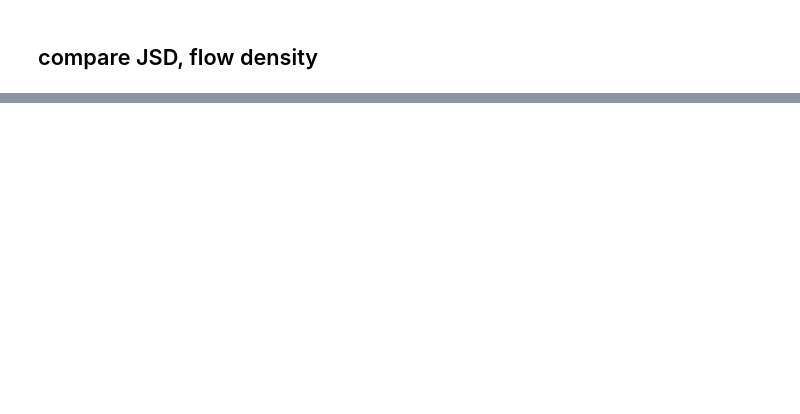
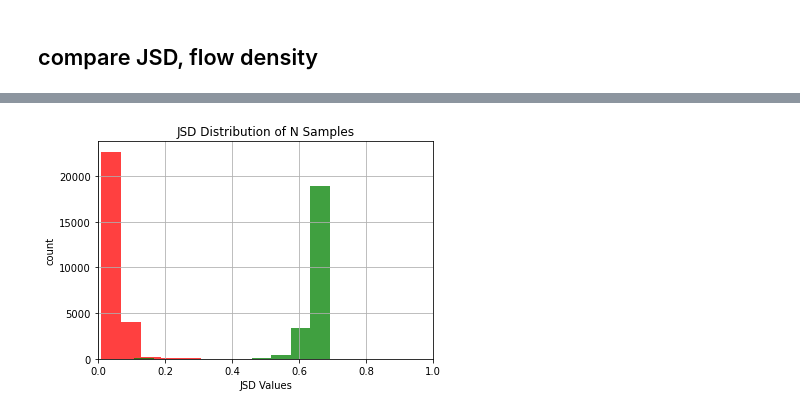
Before and after one commit to a07458666/flow_unicon, a Jupyter notebook: visualization.ipynb, the cells around one changed output, grey strips where cells are left out. Drawn from its saved outputs; the diff is of its cells as text; code cells hidden in the pictures; blank space fills up the shorter version.

```diff
--- a/visualization.ipynb
+++ b/visualization.ipynb
@@ -46,7 +59,7 @@ parser.add_argument('--lambda_u', default=30, type=float, help='weight for unsup
 parser.add_argument('--lambda_c', default=0.025, type=float, help='weight for contrastive loss')
 parser.add_argument('--T', default=0.5, type=float, help='sharpening temperature')
 parser.add_argument('--num_epochs', default=350, type=int)
-parser.add_argument('--r', default=0.9, type=float, help='noise ratio')
+parser.add_argument('--r', default=0.5, type=float, help='noise ratio')
 parser.add_argument('--d_u',  default=0.7, type=float)
 parser.add_argument('--tau', default=5, type=float, help='filtering coefficient')
 parser.add_argument('--metric', type=str, default = 'JSD', help='Comparison Metric')
@@ -86,4 +102,7 @@ if isFlow:
     flowTrainer = FlowTrainer(args)
     flowNet_warmup = flowTrainer.create_model()
     flowNet = flowTrainer.create_model()
+else:
+    net_warmup_2 = create_model()
+    net_2 = create_model()
 resume_model(project_path)
@@ -202,13 +225,14 @@ if threshold.item()>args.d_u:
     threshold = threshold - (threshold-torch.min(prob))/arg.tau
 SR = torch.sum(prob<threshold).item()/num_samples
 # %%
-labeled_trainloader, unlabeled_trainloader = loader.run(SR, 'train', prob= prob) # Uniform Selection
+labeled_trainloader, unlabeled_trainloader = loader.run(SR, 'train', prob = prob) # Uniform Selection
 
 labeled_idx = labeled_trainloader.dataset.pred_idx
 unlabeled_idx = unlabeled_trainloader.dataset.pred_idx
 class_ind = labeled_trainloader.dataset.class_ind
-labeled_prob = [prob[i] for i in labeled_idx]
-unlabeled_prob = [prob[i] for i in unlabeled_idx]
+origin_prob =  labeled_trainloader.dataset.origin_prob
+labeled_prob = [origin_prob[i].numpy() for i in labeled_idx]
+unlabeled_prob = [origin_prob[i].numpy() for i in unlabeled_idx]
 sample_ratio = torch.sum(prob<threshold).item()/num_samples
 # %%
 noise_label = np.load(noise_file)['label']
@@ -258,0 +273,30 @@ plt.show()
+# %%
+# the histogram of the data
+
+labeled_prob = np.array(labeled_prob)
+unlabeled_prob = np.array(unlabeled_prob)
+
+# label_data = np.sort(labeled_prob)
+# label_data_y = np.arange(len(label_data))/float(len(label_data))
+# plt.plot(label_data, label_data_y)
+
+
+# unlabeled_data = np.sort(unlabeled_prob)
+# unlabeled_data_y = np.arange(len(unlabeled_data))/float(len(unlabeled_data))
+# plt.plot(unlabeled_data, unlabeled_data_y)
+
+kwargs = dict(histtype='stepfilled', alpha=0.75, density=False, bins=10)
+# plt.hist(np.array(origin_prob), **kwargs)
+plt.hist(labeled_prob, color = 'r', **kwargs)
+plt.hist(unlabeled_prob, color = 'g',  **kwargs)
+
+
+plt.xlabel('JSD Values')
+plt.ylabel('count')
+plt.title('JSD Distribution of N Samples')
+plt.xlim(0, 1)
+# plt.ylim(0, 1)
+plt.grid(True)
+plt.show()
+# %% [output]
+[figure, added]
```
Also changed, not shown: parts of 11 cells of this notebook.
